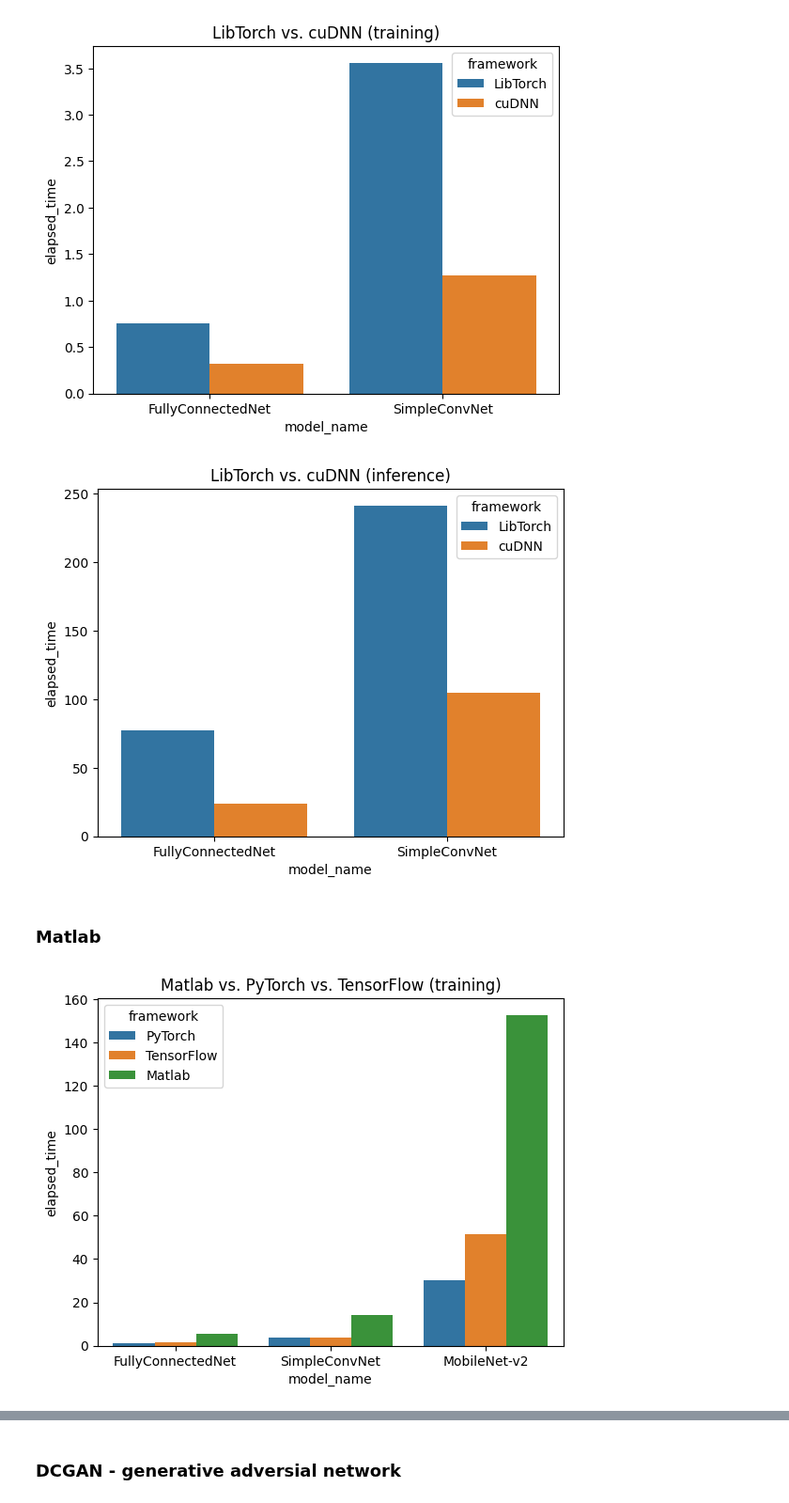
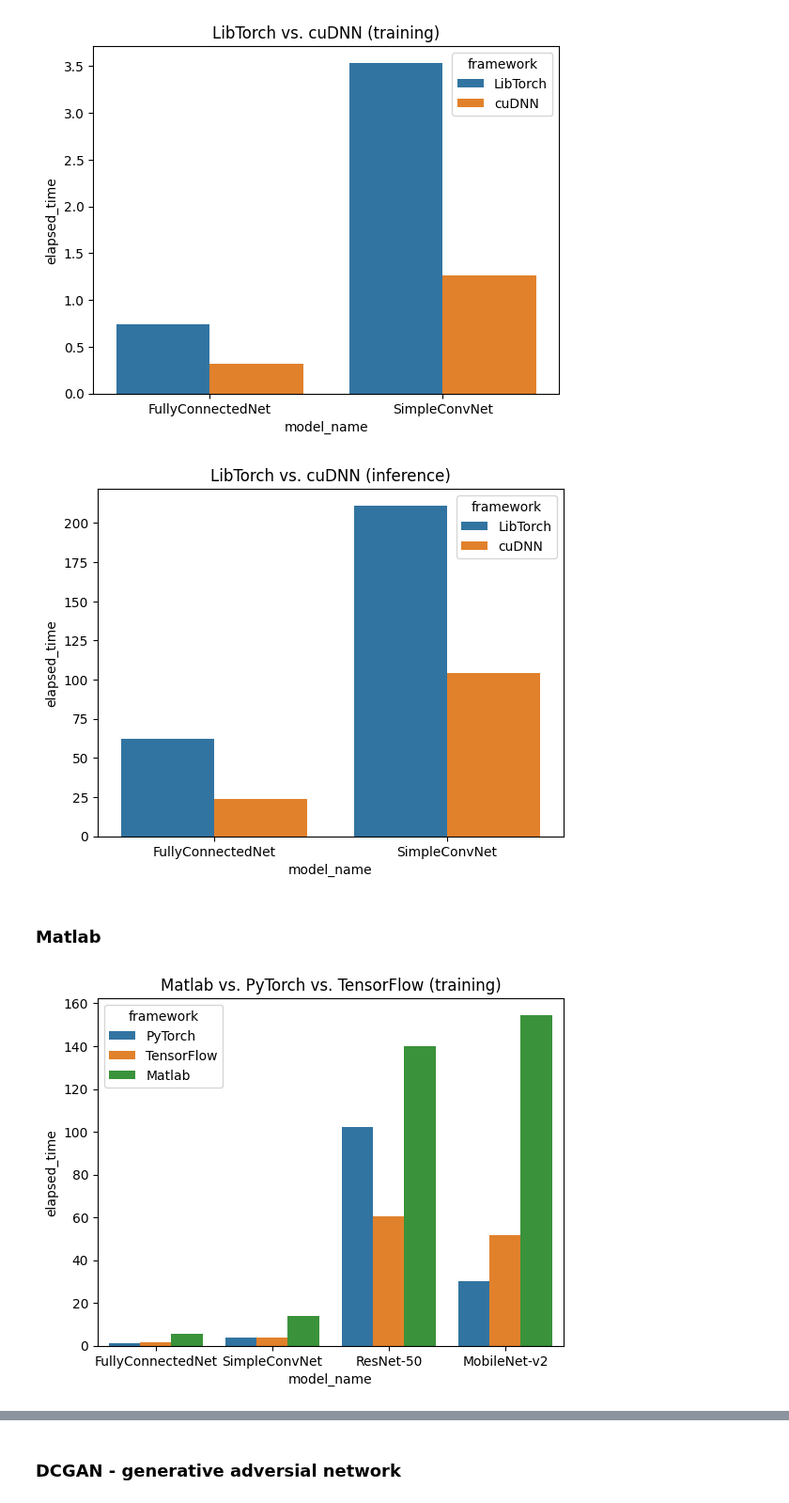
Before and after one commit to mihawb/dnn-lang-comparison, a Jupyter notebook: analysis/rolling_analysis.ipynb, the cells around one changed output, grey strips where cells are left out. Shown at 94% size. Drawn from its saved outputs; the diff is of its cells as text; code cells hidden in the pictures.

```diff
--- a/analysis/rolling_analysis.ipynb
+++ b/analysis/rolling_analysis.ipynb
@@ -14,7 +12,7 @@ pd.options.display.float_format = '{:.1f}'.format
 # %% [markdown]
 ### LibTorch: native and imported models
 # %%
-root = '../results_11'
+root = '../results_final_9'
 training, evaluation = get_results(root)
 # %%
 fig, ax = plt.subplots(1,1)
@@ -148,22 +147,22 @@ ax.set_title('LibTorch vs. cuDNN (inference)')
 if GENERATE_PNGS:
 	fig.savefig('./plots/cudnn_infer.png')
 # %% [output]
-[figure, old version]
+[figure, new version]
 # %% [markdown]
 ### Matlab
 # %%
 fig, ax = plt.subplots(1,1)
 
 clfs = training[(training.framework != 'LibTorch') & (training.framework != 'cuDNN')]
 clfs = clfs[clfs.epoch == 2].drop(columns=['epoch'])
-clfs = clfs[(clfs.model_name == 'FullyConnectedNet') | (clfs.model_name == 'MobileNet-v2') | (clfs.model_name == 'SimpleConvNet')]
+clfs = clfs[(clfs.model_name == 'FullyConnectedNet') | (clfs.model_name == 'MobileNet-v2') | (clfs.model_name == 'SimpleConvNet') | (clfs.model_name == 'ResNet-50')]
 sns.barplot(data=clfs, x='model_name', y='elapsed_time', hue='framework', ax=ax)
 ax.set_title('Matlab vs. PyTorch vs. TensorFlow (training)')
 
 if GENERATE_PNGS:
 	fig.savefig('./plots/matlab_train.png')
 # %% [output]
-[figure, old version]
+[figure, new version]
 # %%
 fig, ax = plt.subplots(1,1)
 
```
Also changed, not shown: parts of 13 cells of this notebook, 5 other files.
